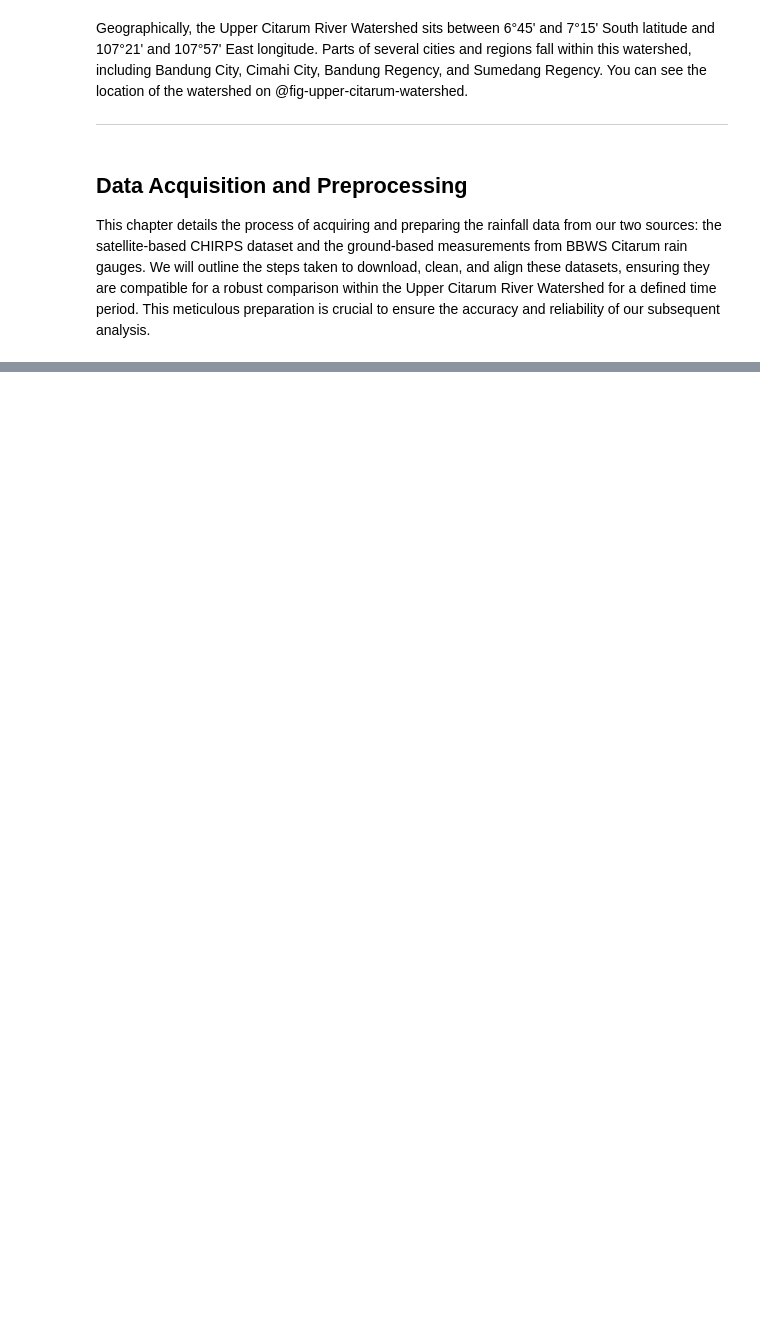
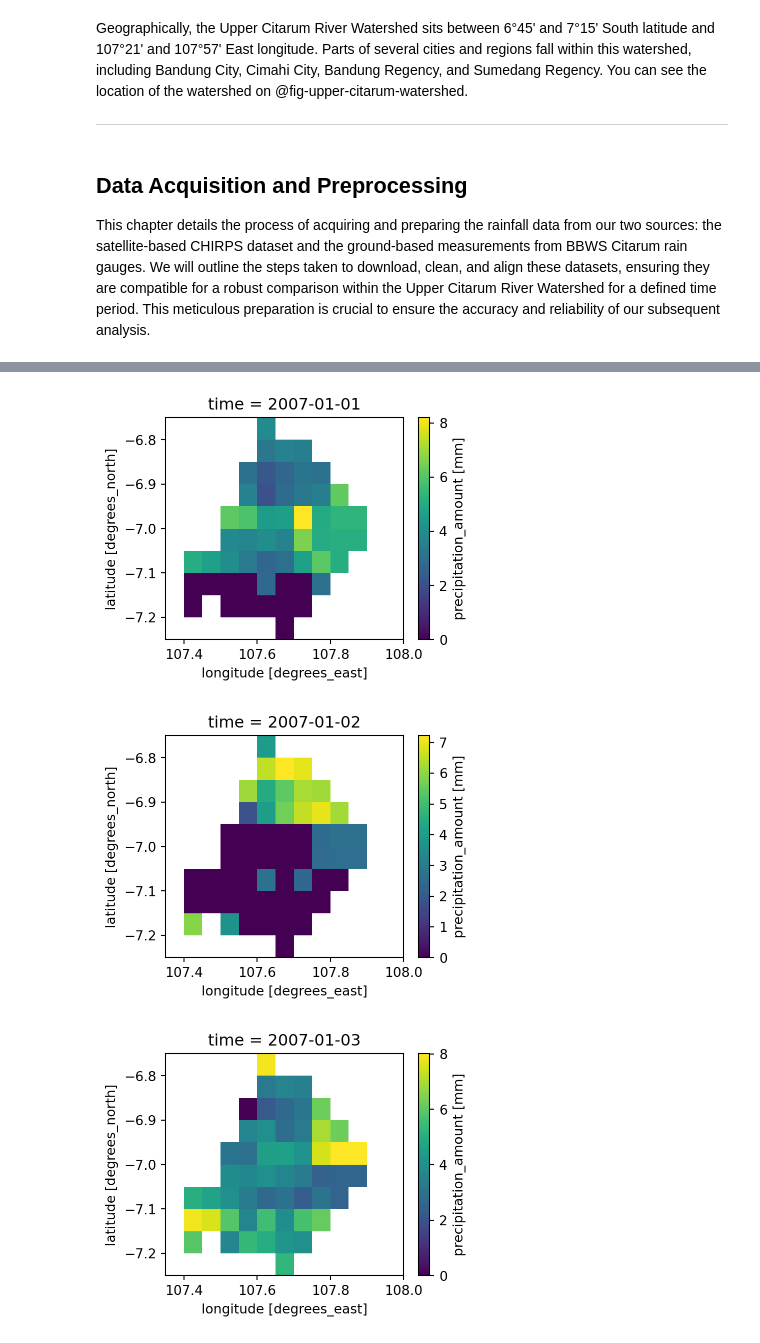
Before and after one commit to taruma/rf-comp-id, a Jupyter notebook: notebook_en.ipynb, the cells around one changed output, grey strips where cells are left out. Drawn from its saved outputs; the diff is of its cells as text; code cells hidden in the pictures; blank space fills up the shorter version.

Commit message:
Enhance data visualization notebook with additional plots and refined analysis

```diff
--- a/notebook_en.ipynb
+++ b/notebook_en.ipynb
@@ -212,0 +221,3 @@ hello
+# %%
+# Define the path to the CHIRPS NetCDF file
+CHIRPS_PATH = "data/chirps_2007_2019_citarum_watershed.nc"
@@ -212,0 +226,7 @@ hello
+# %%
+#| label: tbl-chirps-dataset
+#| tbl-cap: CHIRPS Dataset Structure
+
+# Open the CHIRPS dataset using xarray
+chirps_ds = xr.open_dataset(CHIRPS_PATH)
+chirps_ds
@@ -212,0 +271,9 @@ hello
+# %%
+#| label: tbl-chirps-precipitation-amount
+#| tbl-cap: CHIRPS Precipitation Amount Variable
+
+# Access the precipitation variable
+precipitation = chirps_ds["precipitation_amount"]
+
+# Print the precipitation variable and its attributes
+precipitation
@@ -212,0 +324,22 @@ hello
+# %%
+#| label: fig-chirps-precipitation-amount
+#| fig-cap: "Precipitation from January 1st, 2007 to January 3rd, 2007"
+#| fig-subcap:
+#|   - "January 1st, 2007"
+#|   - "January 2nd, 2007"
+#|   - "January 3rd, 2007"
+#| layout: [[1, 1], [1]]
+
+def _show_plot(showtime):
+    precipitation.sel(time=showtime).plot(figsize=(4,3))
+    # plt.tight_layout()
+    plt.show()
+
+[
+    _show_plot(showtime)
+    for showtime in ["2007-01-01", "2007-01-02", "2007-01-03"]
+];
+# %% [output]
+[figure, added]
+[figure, added]
+[figure, added]
```
Also changed, not shown: parts of 23 cells of this notebook, 1 other file.
